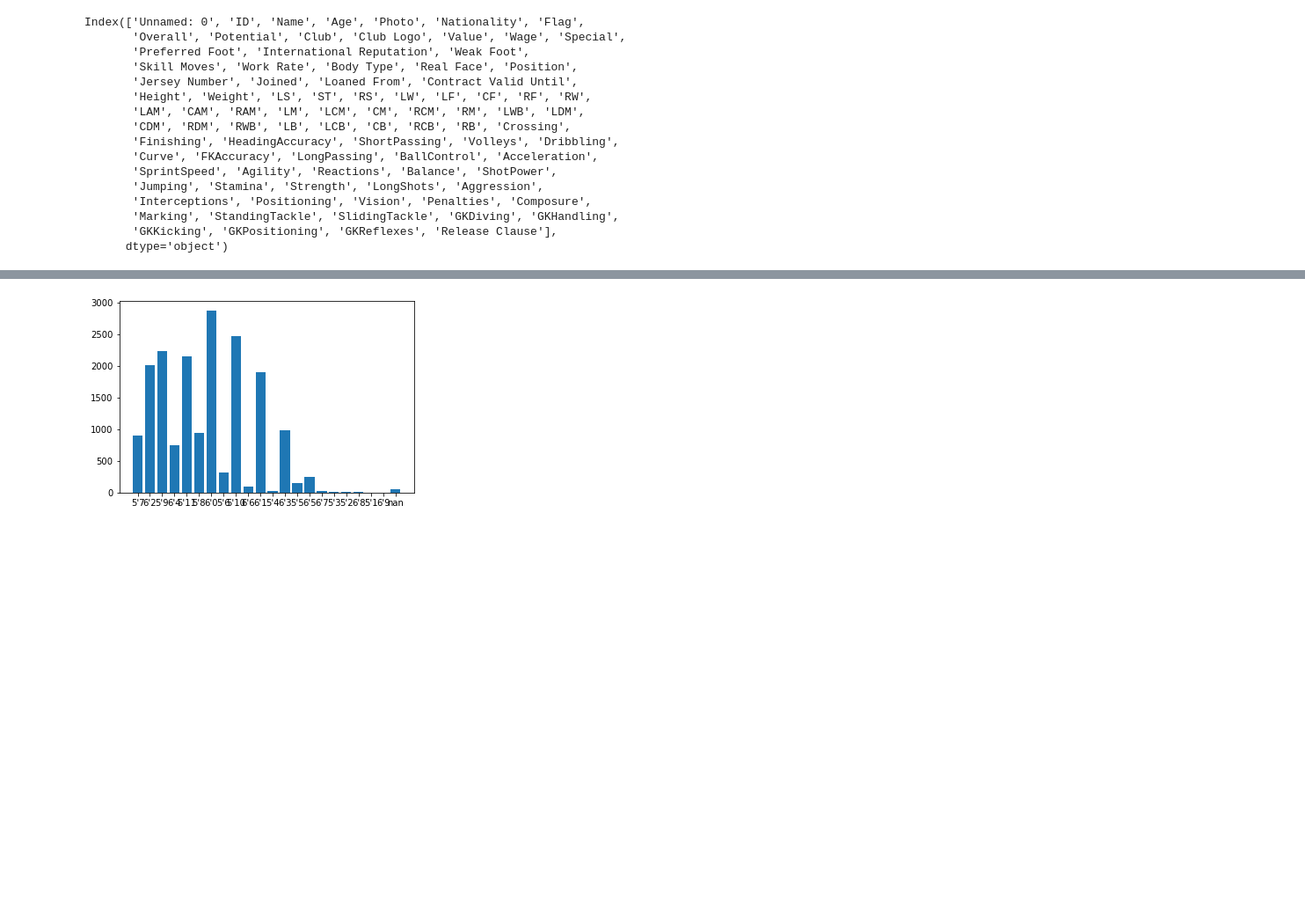
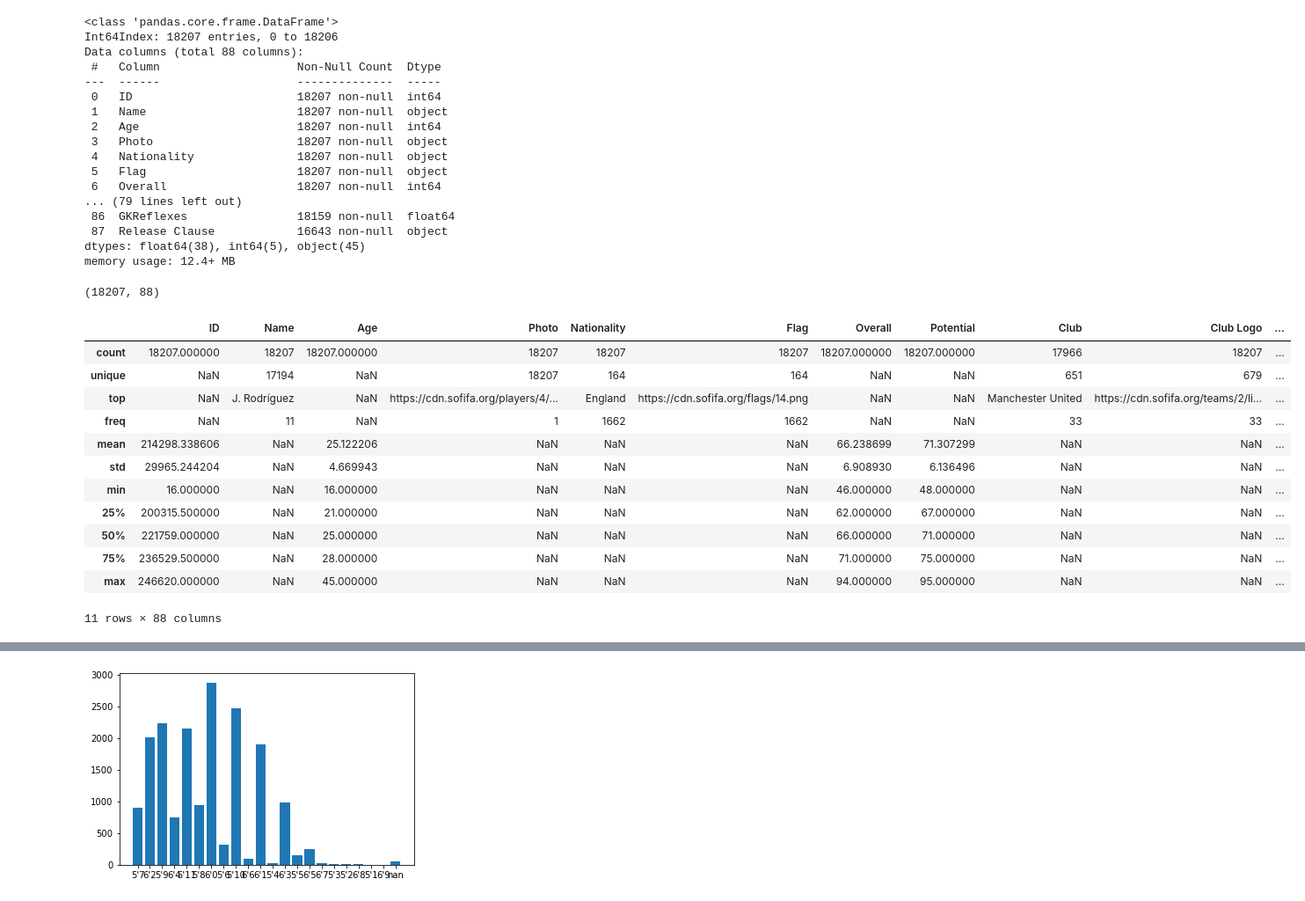
Before and after one commit to tusharc31/Data-Analytics, a Jupyter notebook: Project-1/Project-1.ipynb, the cells around one changed output, grey strips where cells are left out. Shown at 88% size. Drawn from its saved outputs; the diff is of its cells as text; code cells hidden in the pictures; blank space fills up the shorter version.

```diff
--- a/Project-1/Project-1.ipynb
+++ b/Project-1/Project-1.ipynb
@@ -32,19 +21,42 @@ set(df['Club'].to_list())
 # %%
-df.columns
+# info for all dataset columns_name, dataType, null_count
+df.info()
 # %% [output]
-Index(['Unnamed: 0', 'ID', 'Name', 'Age', 'Photo', 'Nationality', 'Flag',
-       'Overall', 'Potential', 'Club', 'Club Logo', 'Value', 'Wage', 'Special',
-       'Preferred Foot', 'International Reputation', 'Weak Foot',
-       'Skill Moves', 'Work Rate', 'Body Type', 'Real Face', 'Position',
-       'Jersey Number', 'Joined', 'Loaned From', 'Contract Valid Until',
-       'Height', 'Weight', 'LS', 'ST', 'RS', 'LW', 'LF', 'CF', 'RF', 'RW',
-       'LAM', 'CAM', 'RAM', 'LM', 'LCM', 'CM', 'RCM', 'RM', 'LWB', 'LDM',
-       'CDM', 'RDM', 'RWB', 'LB', 'LCB', 'CB', 'RCB', 'RB', 'Crossing',
-       'Finishing', 'HeadingAccuracy', 'ShortPassing', 'Volleys', 'Dribbling',
-       'Curve', 'FKAccuracy', 'LongPassing', 'BallControl', 'Acceleration',
-       'SprintSpeed', 'Agility', 'Reactions', 'Balance', 'ShotPower',
-       'Jumping', 'Stamina', 'Strength', 'LongShots', 'Aggression',
-       'Interceptions', 'Positioning', 'Vision', 'Penalties', 'Composure',
-       'Marking', 'StandingTackle', 'SlidingTackle', 'GKDiving', 'GKHandling',
-       'GKKicking', 'GKPositioning', 'GKReflexes', 'Release Clause'],
-      dtype='object')
+<class 'pandas.core.frame.DataFrame'>
+Int64Index: 18207 entries, 0 to 18206
+Data columns (total 88 columns):
+ #   Column                    Non-Null Count  Dtype
+---  ------                    --------------  -----
+ 0   ID                        18207 non-null  int64
+ 1   Name                      18207 non-null  object
+ 2   Age                       18207 non-null  int64
+ 3   Photo                     18207 non-null  object
+ 4   Nationality               18207 non-null  object
+ 5   Flag                      18207 non-null  object
+ 6   Overall                   18207 non-null  int64
+... (79 lines left out)
+ 86  GKReflexes                18159 non-null  float64
+ 87  Release Clause            16643 non-null  object
+dtypes: float64(38), int64(5), object(45)
+memory usage: 12.4+ MB
+# %%
+df.shape
+# %% [output]
+(18207, 88)
+# %%
+# describe of data min, max, mean, std values for all columns
+df.describe(include='all')
+# %% [output]
+|  | ID | Name | Age | Photo | Nationality | Flag | Overall | Potential | Club | Club Logo | ... |
+| count | 18207.000000 | 18207 | 18207.000000 | 18207 | 18207 | 18207 | 18207.000000 | 18207.000000 | 17966 | 18207 | ... |
+| unique | NaN | 17194 | NaN | 18207 | 164 | 164 | NaN | NaN | 651 | 679 | ... |
+| top | NaN | J. Rodríguez | NaN | https://cdn.sofifa.org/players/4/... | England | https://cdn.sofifa.org/flags/14.png | NaN | NaN | Manchester United | https://cdn.sofifa.org/teams/2/li... | ... |
+| freq | NaN | 11 | NaN | 1 | 1662 | 1662 | NaN | NaN | 33 | 33 | ... |
+| mean | 214298.338606 | NaN | 25.122206 | NaN | NaN | NaN | 66.238699 | 71.307299 | NaN | NaN | ... |
+| std | 29965.244204 | NaN | 4.669943 | NaN | NaN | NaN | 6.908930 | 6.136496 | NaN | NaN | ... |
+| min | 16.000000 | NaN | 16.000000 | NaN | NaN | NaN | 46.000000 | 48.000000 | NaN | NaN | ... |
+| 25% | 200315.500000 | NaN | 21.000000 | NaN | NaN | NaN | 62.000000 | 67.000000 | NaN | NaN | ... |
+| 50% | 221759.000000 | NaN | 25.000000 | NaN | NaN | NaN | 66.000000 | 71.000000 | NaN | NaN | ... |
+| 75% | 236529.500000 | NaN | 28.000000 | NaN | NaN | NaN | 71.000000 | 75.000000 | NaN | NaN | ... |
+| max | 246620.000000 | NaN | 45.000000 | NaN | NaN | NaN | 94.000000 | 95.000000 | NaN | NaN | ... |
+11 rows × 88 columns
```
Also changed, not shown: parts of 10 cells of this notebook.
